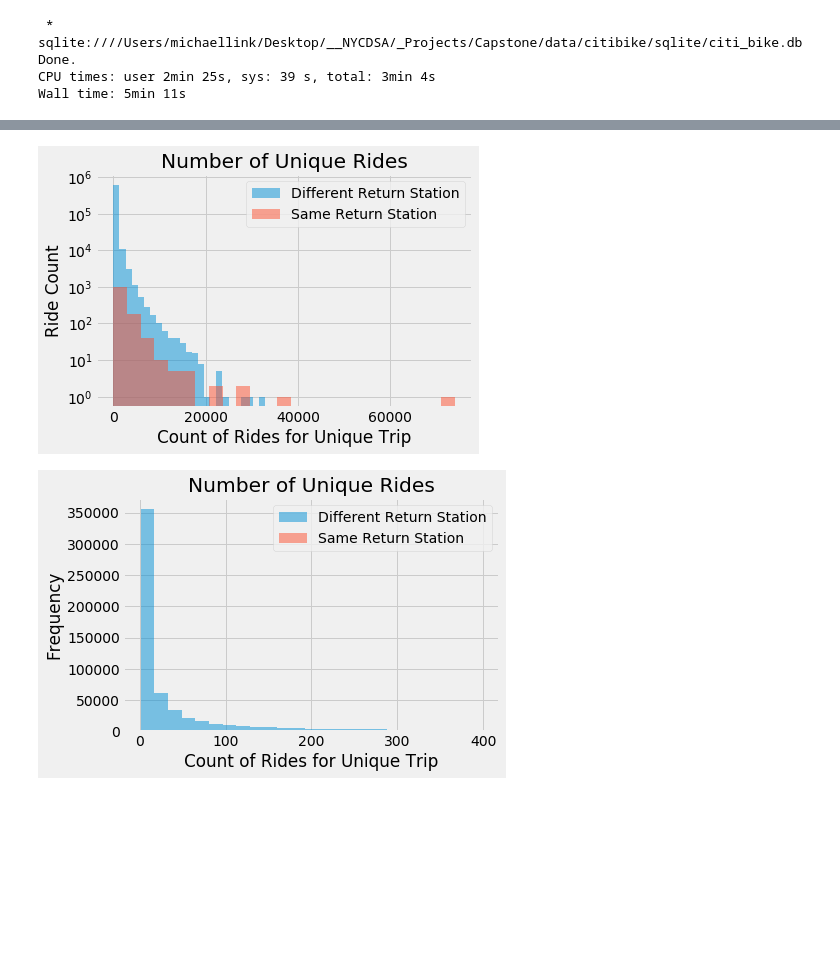
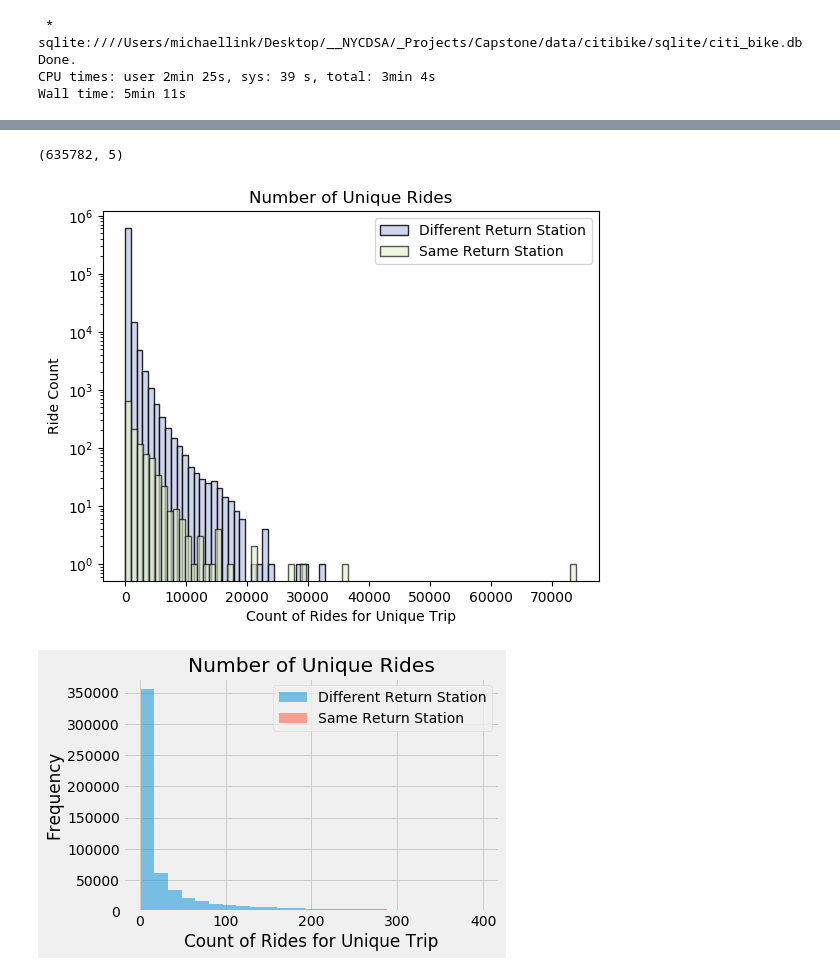
Before and after one commit to Data-Science-Link/project_bike_rental_analysis, a Jupyter notebook: scripts/workspace/Link_Michael/Untitled/SQL.ipynb, the cells around one changed output, grey strips where cells are left out. Saved outputs shown, nothing was run; the diff lists cells and outputs as text; code cells hidden in the pictures; blank space fills up the shorter version.

```diff
--- a/scripts/workspace/Link_Michael/Untitled/SQL.ipynb
+++ b/scripts/workspace/Link_Michael/Untitled/SQL.ipynb
@@ -370,7 +372,7 @@ df_concat.head(2)
 # %%
 df_concat.sort_values(by=['Start_Ratio'], inplace=True)
 # %%
-plt.style.use('fivethirtyeight')
+plt.style.use('default')
 plt.bar(df_concat.index.to_list(), df_concat['Start_Ratio'], color='blue')
 plt.xlabel("Individual Station")
 plt.ylabel("Ratio of Start to End Rides")
@@ -401,6 +403,13 @@ pie_df_concat.head(2)
 |  | Station_Type | Count |
 | 0 | Net Bikes Arriving | 289 |
 | 1 | Net Bikes Leaving | 342 |
+# %%
+### Defining Color Palette
+colors = ["#FF9AA2", "#FFB7B2","#FFDAC1",'#E2F0CB','#B5EAD7','#C7CEEA']
+
+keys = ["red", "salmon","tan",'light_green','aqua_green','purple']
+values = ["#FF9AA2", "#FFB7B2","#FFDAC1",'#E2F0CB','#B5EAD7','#C7CEEA']
+color_dct = dict(zip(keys, values))
 # %%
 labels = ['Stations with Bikes Arriving', 'Stations with Bikes Leaving']
 sizes = pie_df_concat['Count']
@@ -508,10 +531,10 @@ from matplotlib import pyplot
 x = df_age_cust[df_age_cust['User Type']=='Customer'][['Age']].values.flatten()
 y = df_age_cust[df_age_cust['User Type']=='Subscriber'][['Age']].values.flatten()
 
-plt.style.use('fivethirtyeight')
+plt.style.use('default')
 
-plt.hist(y, bins=25, alpha=0.5, label='Subscriber')
-plt.hist(x, bins=25, alpha=0.5, label='Customer')
+plt.hist(y, bins=35, alpha=0.85, label='Subscriber', color=color_dct['purple'], ec='black')
+plt.hist(x, bins=35, label='Customer', color=color_dct['light_green'], ec='black') #, alpha=0.5
 
 plt.legend(loc='upper right')
 plt.title('Age by Customer Types')
@@ -587,24 +610,30 @@ df_total_unique_trips.tail(1000).sample(10)
+# %%
+df_total_unique_trips = pd.read_csv('Number_of_Unique_Trips.csv')
+# %%
+df_total_unique_trips[df_total_unique_trips['Same_Station']=='Different Return Station'].shape
+# %% [output]
+(635782, 5)
 # %%
 x = df_total_unique_trips[df_total_unique_trips['Same_Station']=='Same Return Station'][['Count']].values.flatten()
 y = df_total_unique_trips[df_total_unique_trips['Same_Station']=='Different Return Station'][['Count']].values.flatten()
 
 max_val=1000000
 x=x[x<max_val]
 y=y[y<max_val]
 
 
-plt.style.use('fivethirtyeight')
+plt.style.use('default')
 
-plt.hist(y, bins=25, alpha=0.5, label='Different Return Station', log=True)
-plt.hist(x, bins=25, alpha=0.5, label='Same Return Station', log=True)
+plt.hist(y, bins=35, alpha=0.85, label='Different Return Station', log=True, ec='black', color=color_dct['purple'])
+plt.hist(x, bins=75, alpha=0.65, label='Same Return Station', log=True, ec='black', color=color_dct['light_green'])
 
 plt.legend(loc='upper right')
 plt.title('Number of Unique Rides')
 plt.xlabel('Count of Rides for Unique Trip')
 plt.ylabel('Ride Count')
 plt.show()
 # %% [output]
-[figure, old version]
+[figure, new version]
 # %%
 x = df_total_unique_trips[df_total_unique_trips['Same_Station']=='Same Return Station'][['Count']].values.flatten()
 y = df_total_unique_trips[df_total_unique_trips['Same_Station']=='Different Return Station'][['Count']].values.flatten()
```
Also changed, not shown: parts of 22 cells of this notebook, 8 other files.
